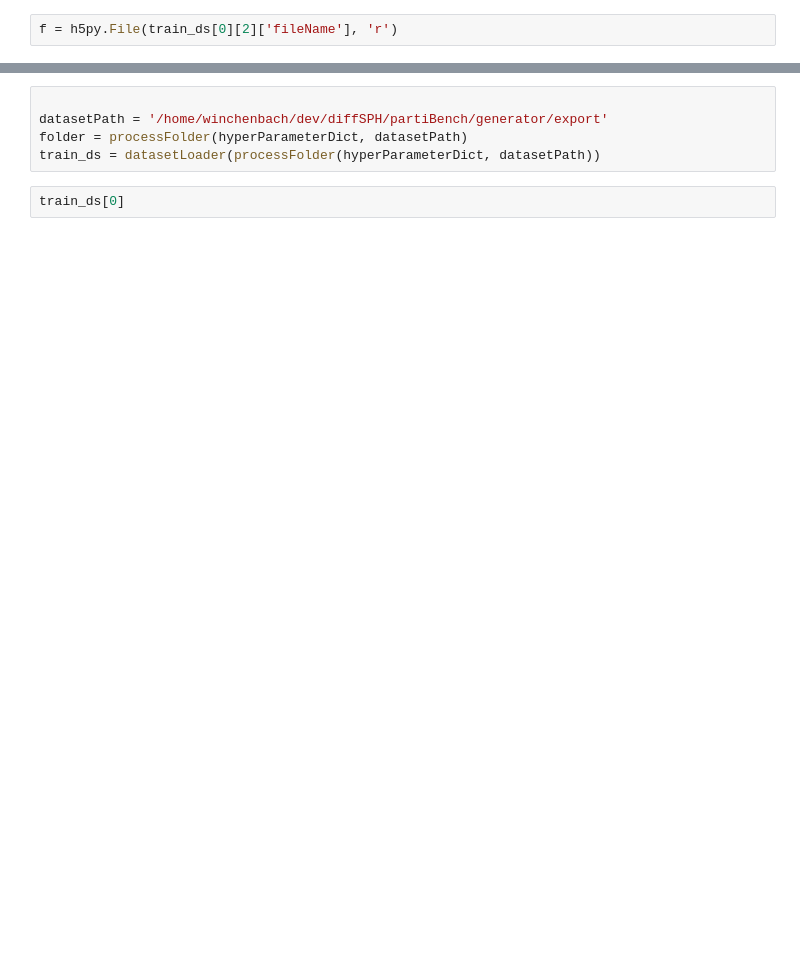
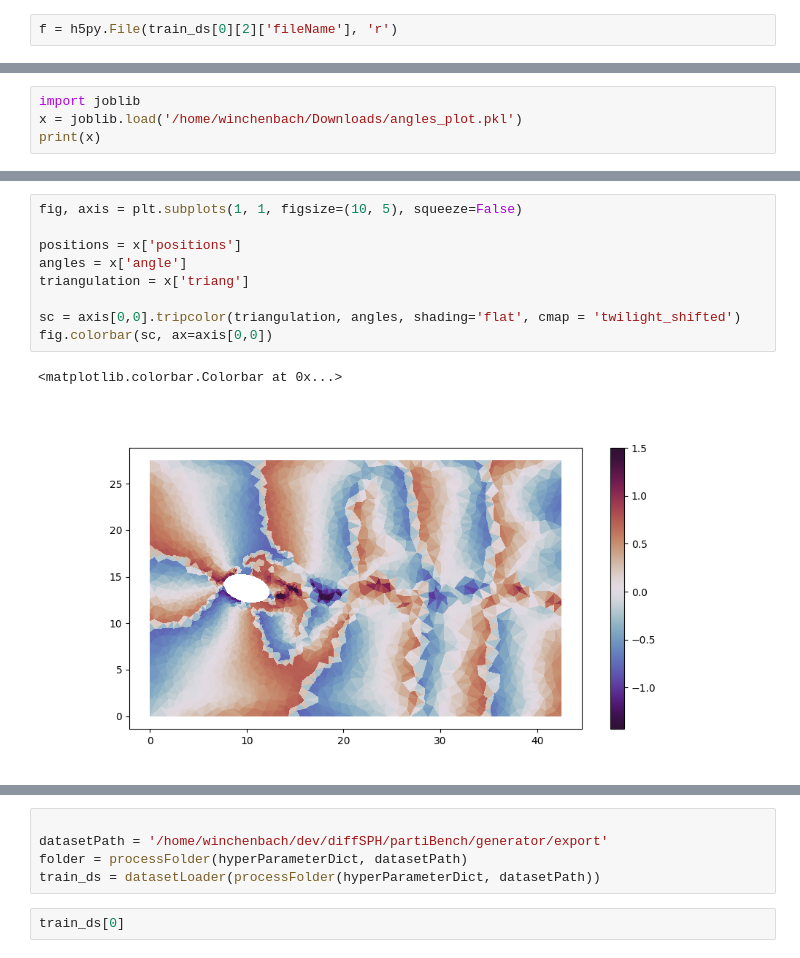
Before and after one commit to tum-pbs/SFBC, a Jupyter notebook: notebooks/datasetVisualizer.ipynb, the cells around one changed output, grey strips where cells are left out. Saved outputs shown, nothing was run; the diff lists cells and outputs as text; blank space fills up the shorter version.

```diff
--- a/notebooks/datasetVisualizer.ipynb
+++ b/notebooks/datasetVisualizer.ipynb
@@ -118,0 +102,4 @@ Loaded Frame
+# %%
+import joblib
+x = joblib.load('/home/winchenbach/Downloads/angles_plot.pkl')
+print(x)
@@ -118,0 +115,12 @@ Loaded Frame
+# %%
+fig, axis = plt.subplots(1, 1, figsize=(10, 5), squeeze=False)
+
+positions = x['positions']
+angles = x['angle']
+triangulation = x['triang']
+
+sc = axis[0,0].tripcolor(triangulation, angles, shading='flat', cmap = 'twilight_shifted')
+fig.colorbar(sc, ax=axis[0,0])
+# %% [output]
+<matplotlib.colorbar.Colorbar at 0x...>
+[figure, added]
```
Also changed, not shown: parts of 19 cells of this notebook, 5 other files.
